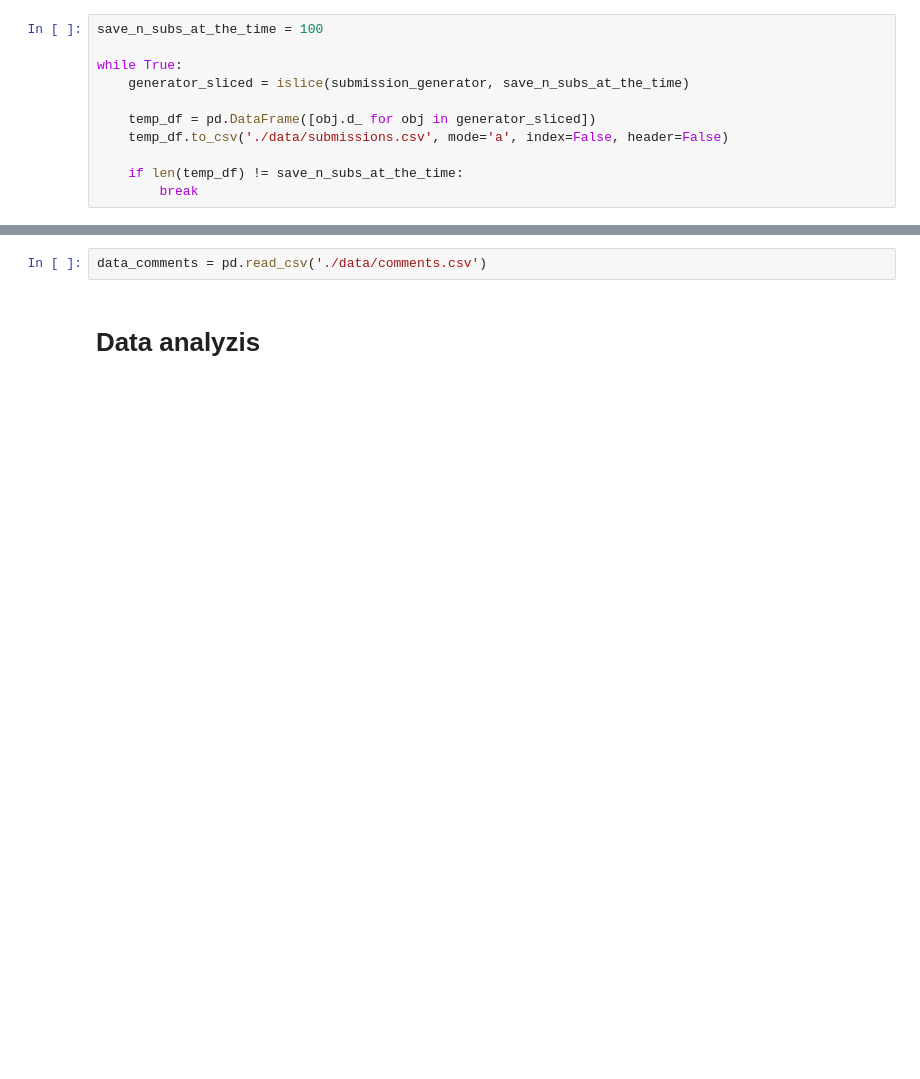
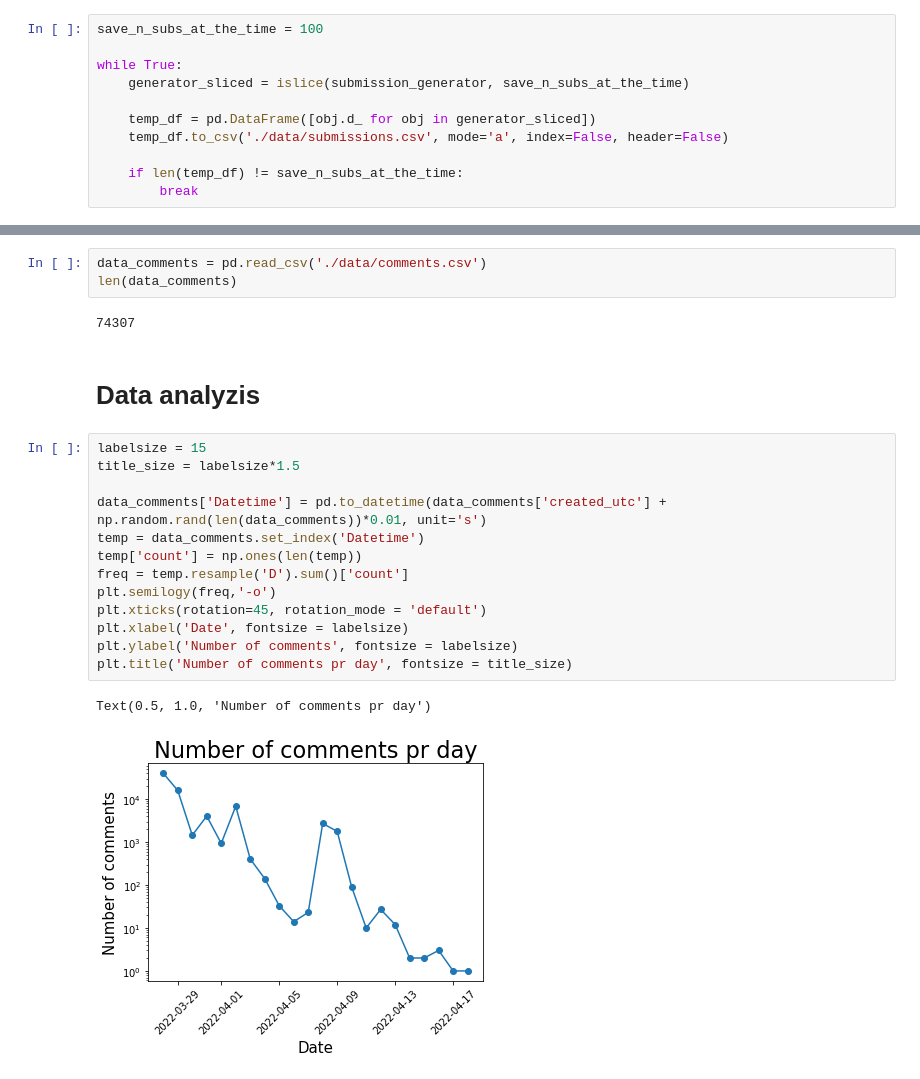
Before and after one commit to LaugeHermansen/com-soc-proj-a, a Jupyter notebook: get_data.ipynb, the cells around one changed output, grey strips where cells are left out. Cells and saved outputs as stored; diff of their text form; blank space fills up the shorter version.

```diff
--- a/get_data.ipynb
+++ b/get_data.ipynb
@@ -89,4 +96,23 @@ for row in tqdm(data_submissions[['subreddit', 'id']][last_id_index:].iterrows()
 # %%
 data_comments = pd.read_csv('./data/comments.csv')
+len(data_comments)
+# %% [output]
+74307
 # %% [markdown]
 # Data analyzis
+# %%
+labelsize = 15
+title_size = labelsize*1.5
+
+data_comments['Datetime'] = pd.to_datetime(data_comments['created_utc'] + np.random.rand(len(data_comments))*0.01, unit='s')
+temp = data_comments.set_index('Datetime')
+temp['count'] = np.ones(len(temp))
+freq = temp.resample('D').sum()['count']
+plt.semilogy(freq,'-o')
+plt.xticks(rotation=45, rotation_mode = 'default')
+plt.xlabel('Date', fontsize = labelsize)
+plt.ylabel('Number of comments', fontsize = labelsize)
+plt.title('Number of comments pr day', fontsize = title_size)
+# %% [output]
+Text(0.5, 1.0, 'Number of comments pr day')
+[figure, added]
```
Also changed, not shown: parts of 13 cells of this notebook, 3 other files.
